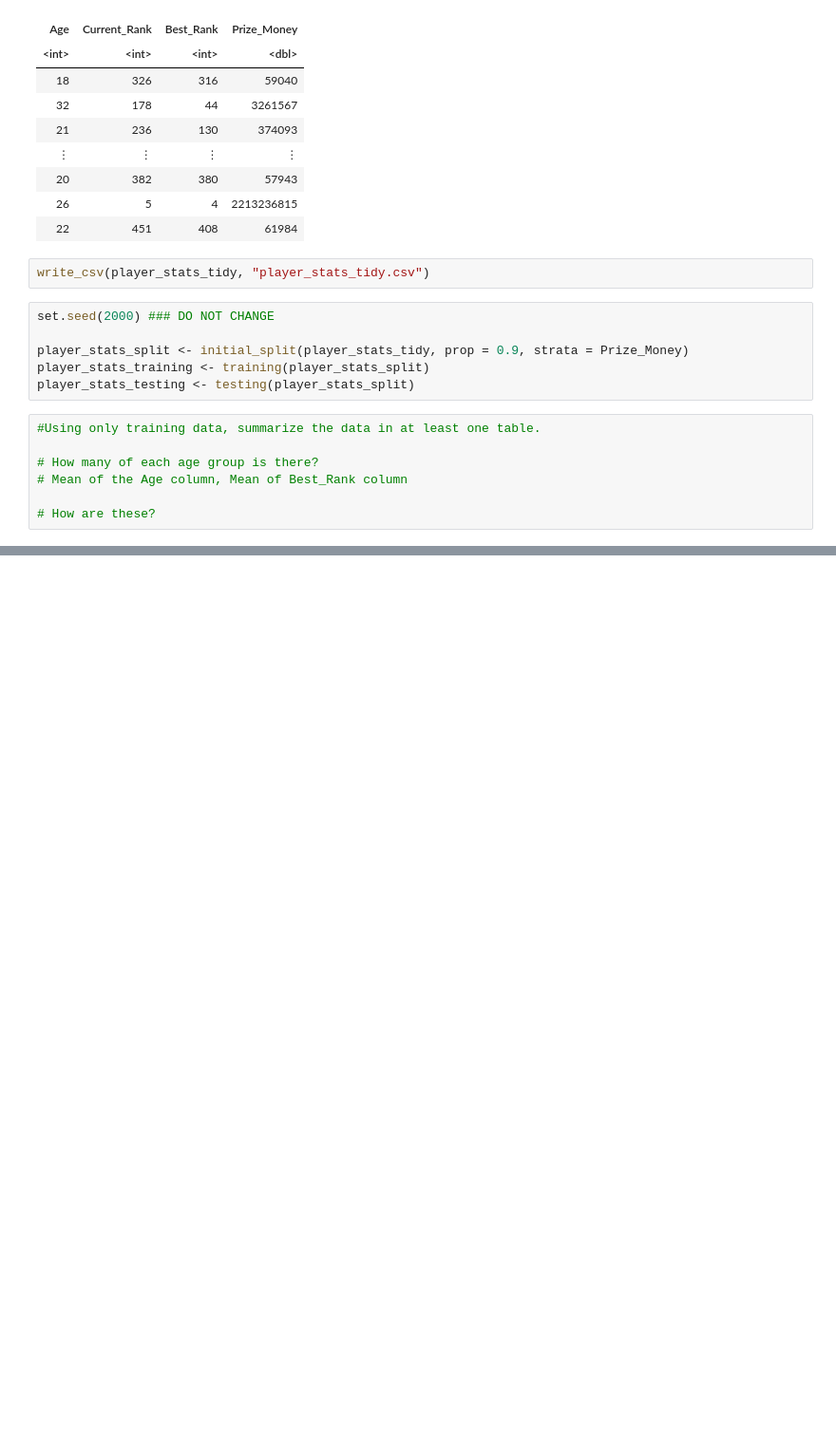
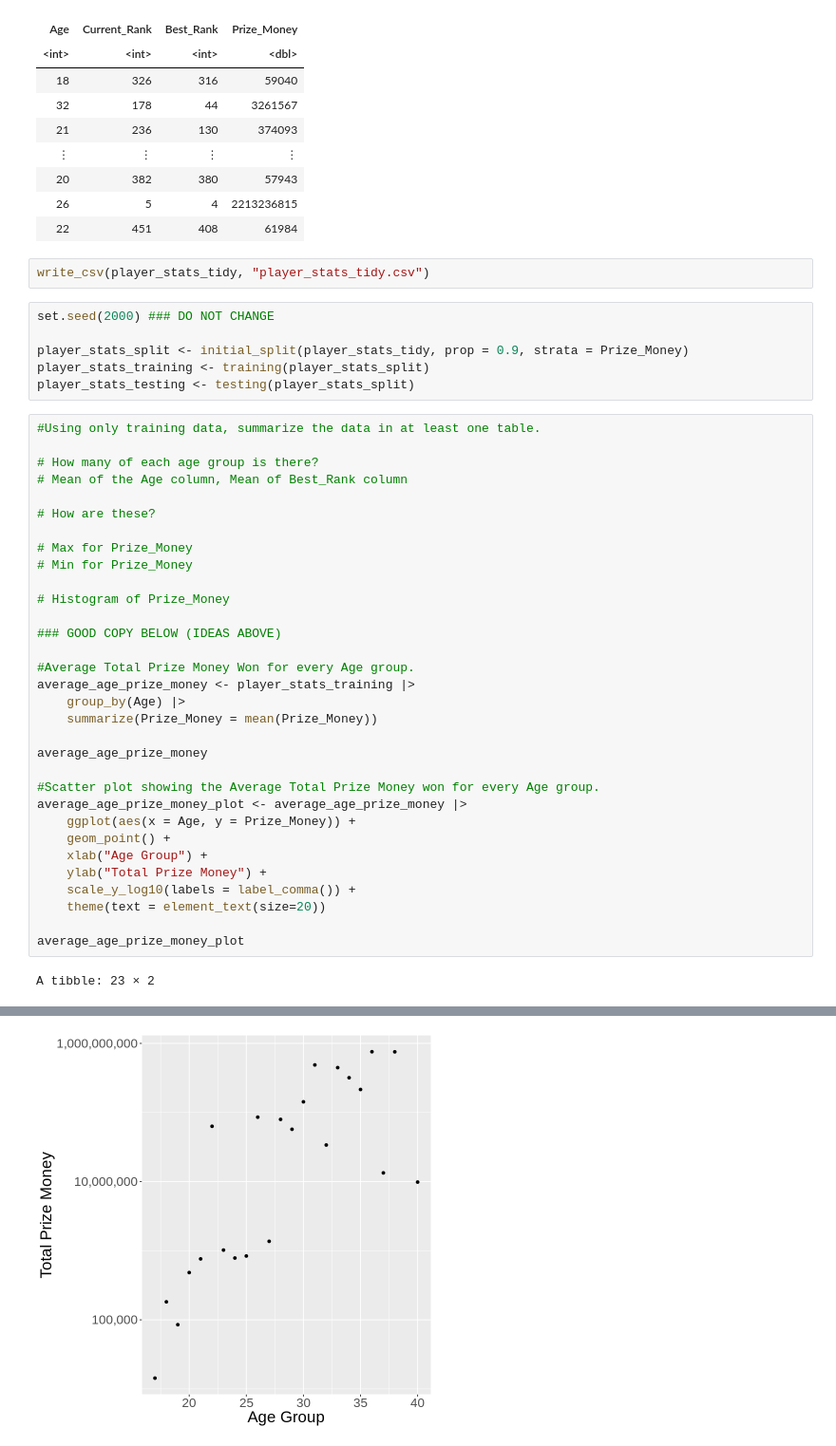
Before and after one commit to HarmanSandhu179/DSCI-100-Group-Project, a Jupyter notebook: group_project_proposal.ipynb, the cells around one changed output, grey strips where cells are left out. Shown at 95% size. Drawn from its saved outputs; the diff is of its cells as text; blank space fills up the shorter version.

Commit message:
Added data table for average prize money won per age group.

```diff
--- a/group_project_proposal.ipynb
+++ b/group_project_proposal.ipynb
@@ -97,3 +111,30 @@ player_stats_testing <- testing(player_stats_split)
 # Mean of the Age column, Mean of Best_Rank column
 
 # How are these?
+
+# Max for Prize_Money
+# Min for Prize_Money
+
+# Histogram of Prize_Money
+
+### GOOD COPY BELOW (IDEAS ABOVE)
+
+#Average Total Prize Money Won for every Age group.
+average_age_prize_money <- player_stats_training |>
+    group_by(Age) |>
+    summarize(Prize_Money = mean(Prize_Money))
+
+average_age_prize_money
+
+#Scatter plot showing the Average Total Prize Money won for every Age group.
+average_age_prize_money_plot <- average_age_prize_money |>
+    ggplot(aes(x = Age, y = Prize_Money)) +
+    geom_point() +
+    xlab("Age Group") +
+    ylab("Total Prize Money") +
+    scale_y_log10(labels = label_comma()) +
+    theme(text = element_text(size=20))
+
+average_age_prize_money_plot
+# %% [output]
+A tibble: 23 × 2
@@ -100,2 +150,3 @@ player_stats_testing <- testing(player_stats_split)
+[figure, added]
 # %%
 #For the plot can I plot it against the variable we are trying to predict right
```
Also changed, not shown: parts of 4 cells of this notebook.
